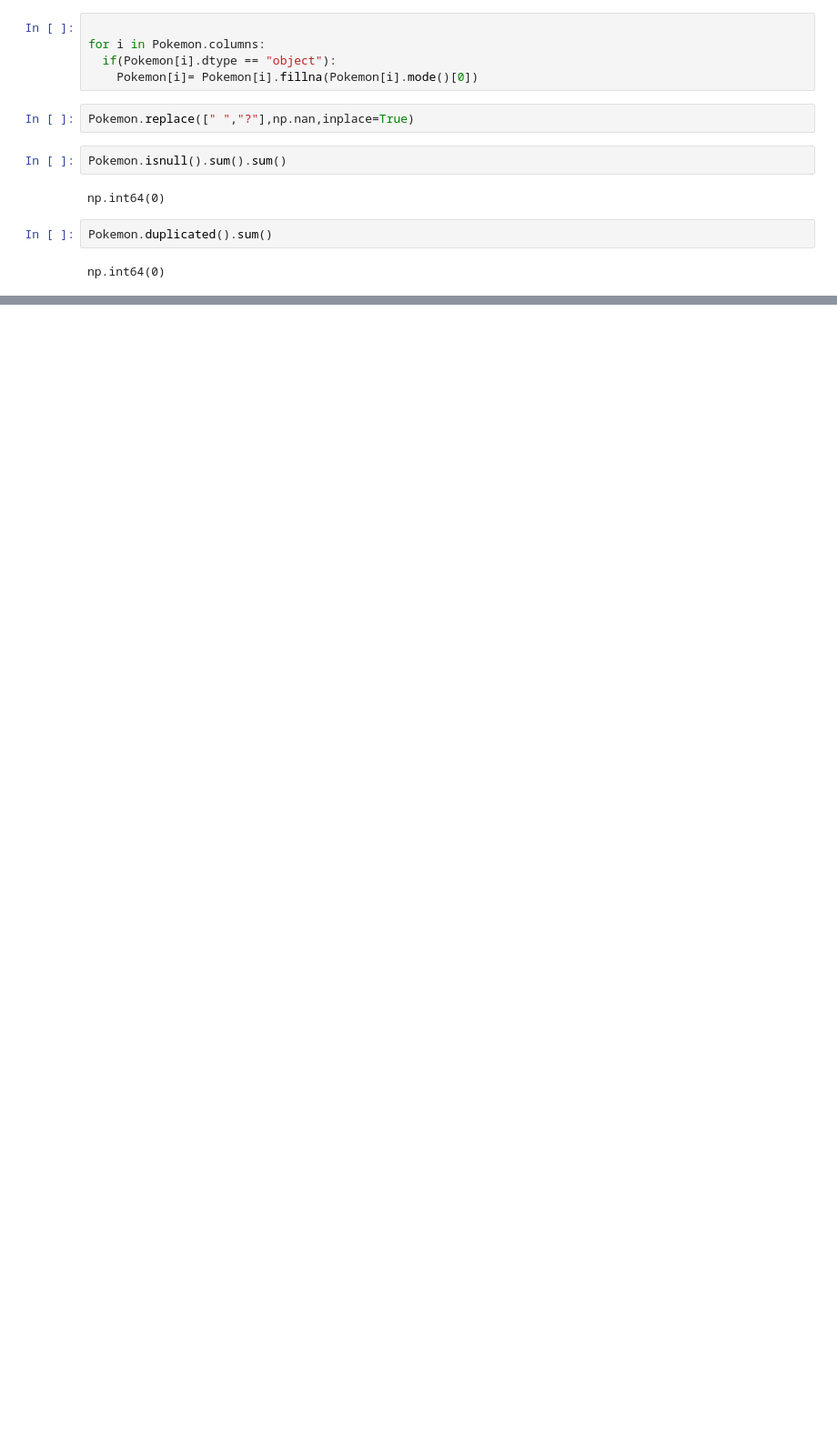
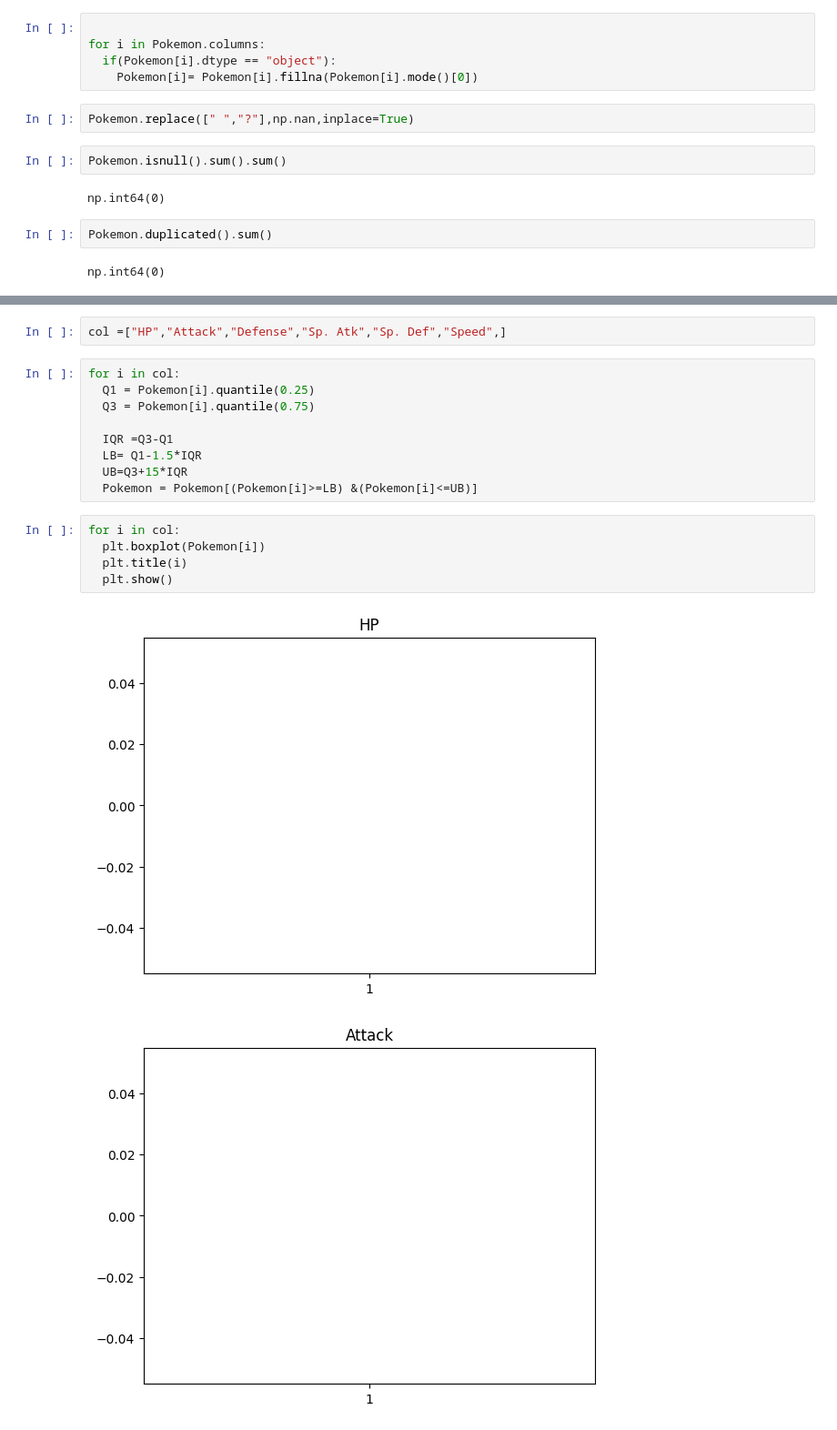
Before and after one commit to sk-shahsi/ML_Model, a Jupyter notebook: Decsion_Tree_Assignment.ipynb, the cells around one changed output, grey strips where cells are left out. Shown at 91% size. Cells and saved outputs as stored; diff of their text form; blank space fills up the shorter version.

```diff
--- a/Decsion_Tree_Assignment.ipynb
+++ b/Decsion_Tree_Assignment.ipynb
@@ -108,0 +182,19 @@ TypeError: numpy boolean subtract, the `-` operator, is not supported, use the b
+# %%
+col =["HP","Attack","Defense","Sp. Atk","Sp. Def","Speed",]
+# %%
+for i in col:
+  Q1 = Pokemon[i].quantile(0.25)
+  Q3 = Pokemon[i].quantile(0.75)
+
+  IQR =Q3-Q1
+  LB= Q1-1.5*IQR
+  UB=Q3+15*IQR
+  Pokemon = Pokemon[(Pokemon[i]>=LB) &(Pokemon[i]<=UB)]
+# %%
+for i in col:
+  plt.boxplot(Pokemon[i])
+  plt.title(i)
+  plt.show()
+# %% [output]
+[figure, added]
+[figure, added]
```
Also changed, not shown: parts of 17 cells of this notebook.
